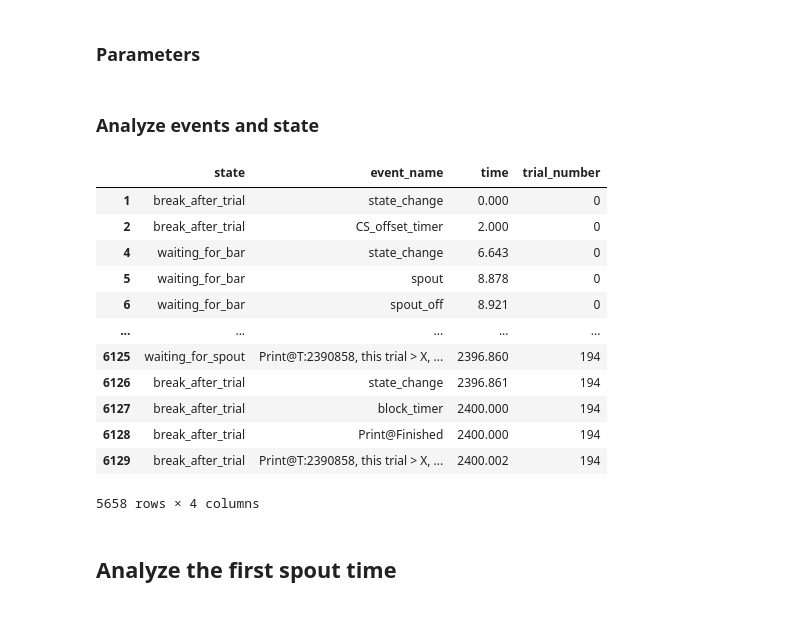
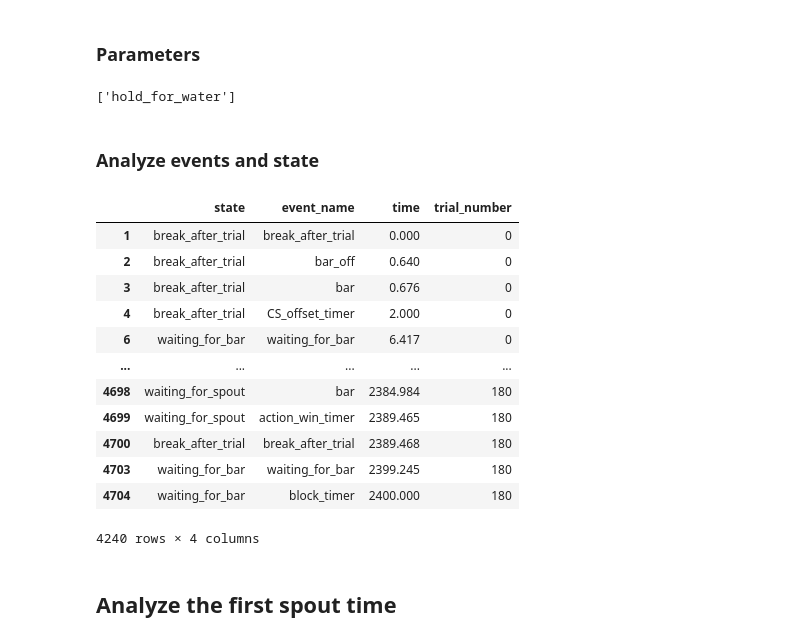
Before and after one commit to juliencarponcy/trialexp, a Jupyter notebook: notebooks/noncanonical/single_session_analsysis/reaching_go_spout_bar_nov22_teris.ipynb, the cells around one changed output. Saved outputs shown, nothing was run; the diff lists cells and outputs as text; code cells hidden in the pictures.

```diff
--- a/notebooks/noncanonical/single_session_analsysis/reaching_go_spout_bar_nov22_teris.ipynb
+++ b/notebooks/noncanonical/single_session_analsysis/reaching_go_spout_bar_nov22_teris.ipynb
@@ -25,11 +25,12 @@ Specify the pycontrol file you want to load
 # Only analyze an experimental session
 
 pycontrol_dir = 'Z:\\Teris\\ASAP\\pycontrol\\reaching_go_spout_bar_nov22\\'
-filename = 'kms064-2023-02-07-102029'
-smrx_output_dir = 'Z:\\Teris\\ASAP\\pycontrol\\reaching_go_spout_bar_nov22\\processed\\'
+# filename = 'kms058-2023-02-20-120453'
+# smrx_output_dir = 'Z:\\Teris\\ASAP\\pycontrol\\reaching_go_spout_bar_nov22\\processed\\'
 
-# pycontrol_dir = 'Z:\\Julien\\Data\\head-fixed\\pycontrol\\reaching_go_spout_bar_nov22\\'
-# filename = 'kms063-2023-02-10-152938'
+pycontrol_dir = 'Z:\\Julien\\Data\\head-fixed\\pycontrol\\reaching_go_spout_bar_nov22\\'
+smrx_output_dir = pycontrol_dir+'processed\\'
+filename = 'kms058-2023-02-20-120453'
 # %% [markdown]
 ### Parameters
 # %%
@@ -41,34 +42,43 @@ success = ('busy_win', 'US_delay_timer')
 
 # state and event name that indicate a spout touch
 spout_touch = ('waiting_for_spout', 'spout')
+# %%
+basefolder = r'C:\code\trialexp'
+tasks = pd.read_csv(basefolder+'\\params\\tasks_params.csv', usecols=[1, 2, 3, 4], index_col=False)
+task_name = 'reaching_go_spout_bar_nov22'
+
+conditions, triggers, events_to_process = get_task_specs(tasks,  task_name)
+triggers
+# %% [output]
+['hold_for_water']
 # %% [markdown]
 ### Analyze events and state
 # %%
 #Create experiment object
 exp_cohort = Experiment(pycontrol_dir+filename+'.txt', update = True) #TODO
 session = exp_cohort.sessions[0]
 
 # Parse event data
-df_events = parse_events(session)
+df_events = parse_events(session, conditions)
 
 # separate into trials
-df_events = add_trial_number(df_events, trigger)
+df_events = add_trial_number(df_events, triggers[0])
 df_events.time = df_events.time /1000 # convert time to s
 df_events
 # %% [output]
 |  | state | event_name | time | trial_number |
-| 1 | break_after_trial | state_change | 0.000 | 0 |
-| 2 | break_after_trial | CS_offset_timer | 2.000 | 0 |
-| 4 | waiting_for_bar | state_change | 6.643 | 0 |
-| 5 | waiting_for_bar | spout | 8.878 | 0 |
-| 6 | waiting_for_bar | spout_off | 8.921 | 0 |
+| 1 | break_after_trial | break_after_trial | 0.000 | 0 |
+| 2 | break_after_trial | bar_off | 0.640 | 0 |
+| 3 | break_after_trial | bar | 0.676 | 0 |
+| 4 | break_after_trial | CS_offset_timer | 2.000 | 0 |
+| 6 | waiting_for_bar | waiting_for_bar | 6.417 | 0 |
 | ... | ... | ... | ... | ... |
-| 6125 | waiting_for_spout | Print@T:2390858, this trial > X, ... | 2396.860 | 194 |
-| 6126 | break_after_trial | state_change | 2396.861 | 194 |
-| 6127 | break_after_trial | block_timer | 2400.000 | 194 |
-| 6128 | break_after_trial | Print@Finished | 2400.000 | 194 |
-| 6129 | break_after_trial | Print@T:2390858, this trial > X, ... | 2400.002 | 194 |
+| 4698 | waiting_for_spout | bar | 2384.984 | 180 |
+| 4699 | waiting_for_spout | action_win_timer | 2389.465 | 180 |
+| 4700 | break_after_trial | break_after_trial | 2389.468 | 180 |
+| 4703 | waiting_for_bar | waiting_for_bar | 2399.245 | 180 |
+| 4704 | waiting_for_bar | block_timer | 2400.000 | 180 |
-5658 rows × 4 columns
+4240 rows × 4 columns
 # %% [markdown]
 ## Analyze the first spout time
 # %%
```
Also changed, not shown: parts of 6 cells of this notebook, 1 other file.
